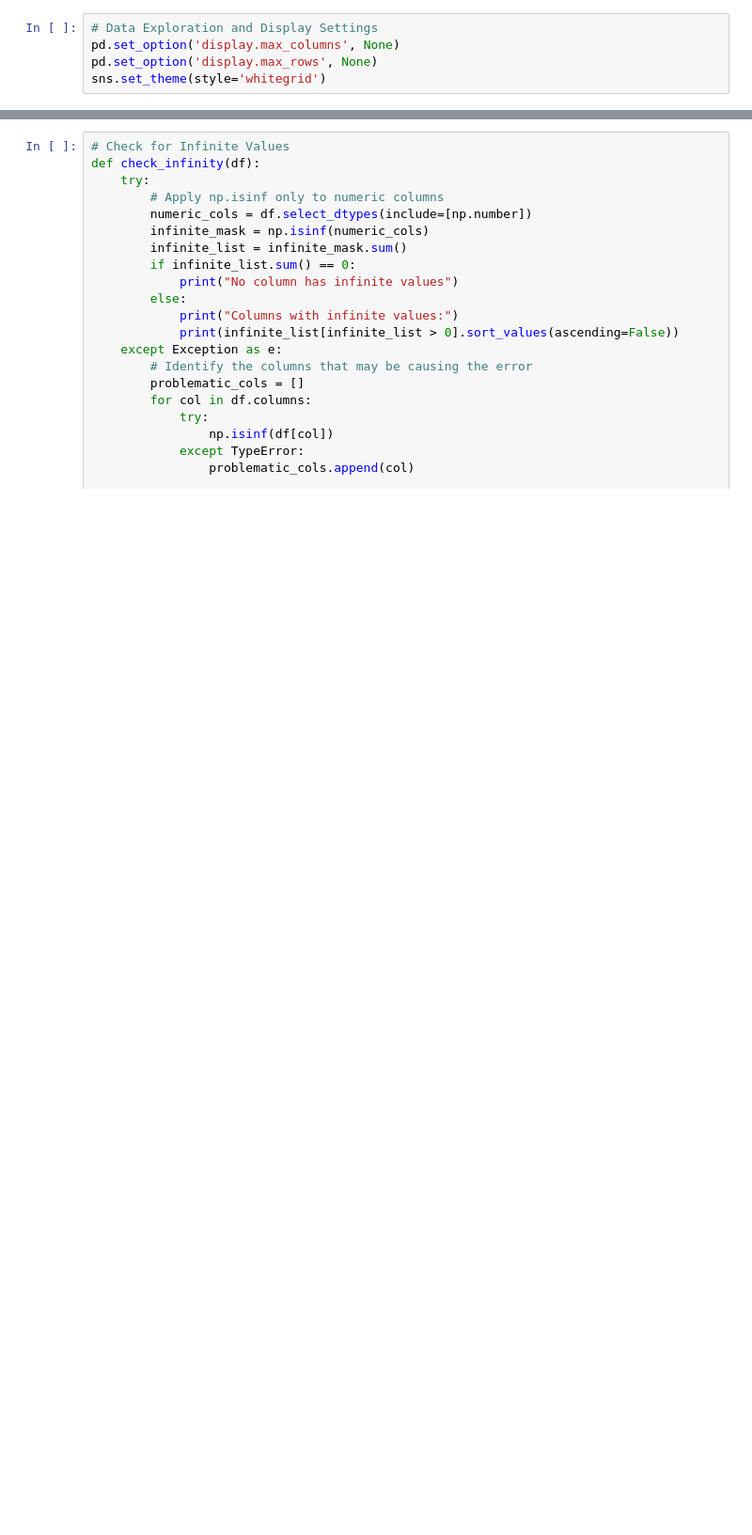
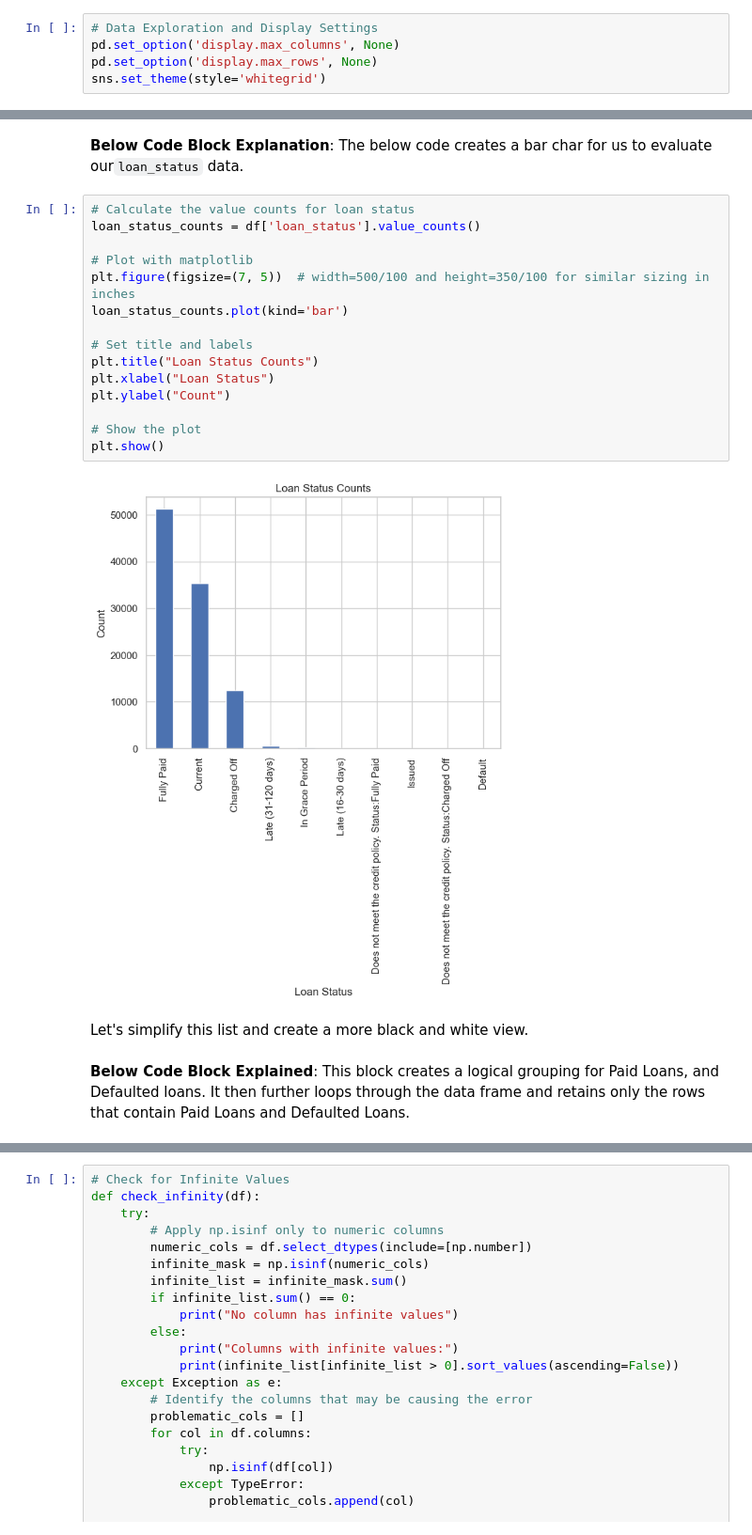
Before and after one commit to Wattysaid/dsif-git-main-project, a Jupyter notebook: elvtr_main_project/notebooks/rfe on raw data.ipynb, the cells around one changed output, grey strips where cells are left out. Shown: that part at 94% size. Saved outputs shown, nothing was run; the diff lists cells and outputs as text; blank space fills up the shorter version.

```diff
--- a/elvtr_main_project/notebooks/rfe on raw data.ipynb
+++ b/elvtr_main_project/notebooks/rfe on raw data.ipynb
@@ -128,0 +198,23 @@ sns.set_theme(style='whitegrid')
+# %% [markdown]
+**Below Code Block Explanation**: The below code creates a bar char for us to evaluate our`loan_status` data.
+# %%
+# Calculate the value counts for loan status
+loan_status_counts = df['loan_status'].value_counts()
+
+# Plot with matplotlib
+plt.figure(figsize=(7, 5))  # width=500/100 and height=350/100 for similar sizing in inches
+loan_status_counts.plot(kind='bar')
+
+# Set title and labels
+plt.title("Loan Status Counts")
+plt.xlabel("Loan Status")
+plt.ylabel("Count")
+
+# Show the plot
+plt.show()
+# %% [output]
+[figure, added]
+# %% [markdown]
+Let's simplify this list and create a more black and white view.
+# %% [markdown]
+**Below Code Block Explained**: This block creates a logical grouping for Paid Loans, and Defaulted loans. It then further loops through the data frame and retains only the rows that contain Paid Loans and Defaulted Loans.
```
Also changed, not shown: parts of 39 cells of this notebook.
